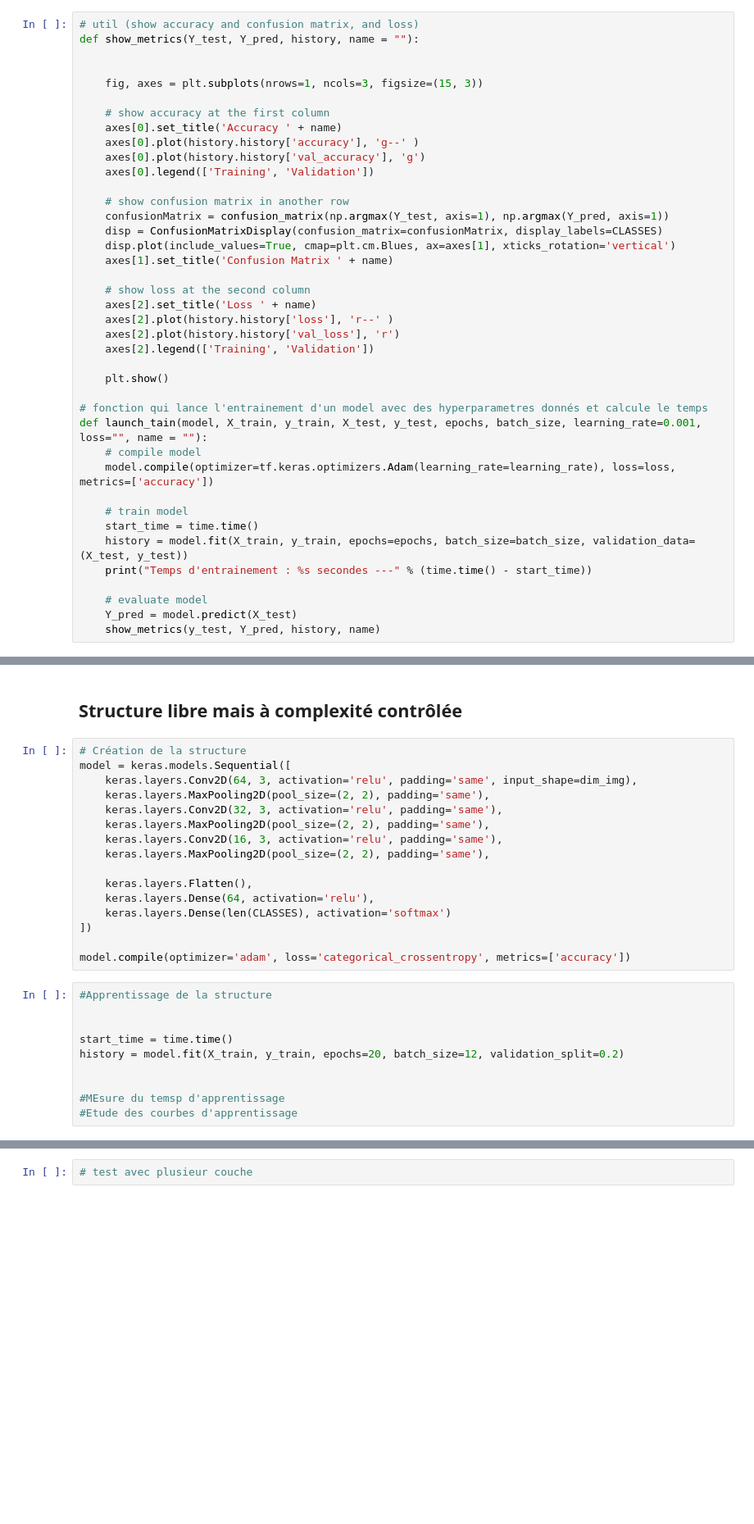
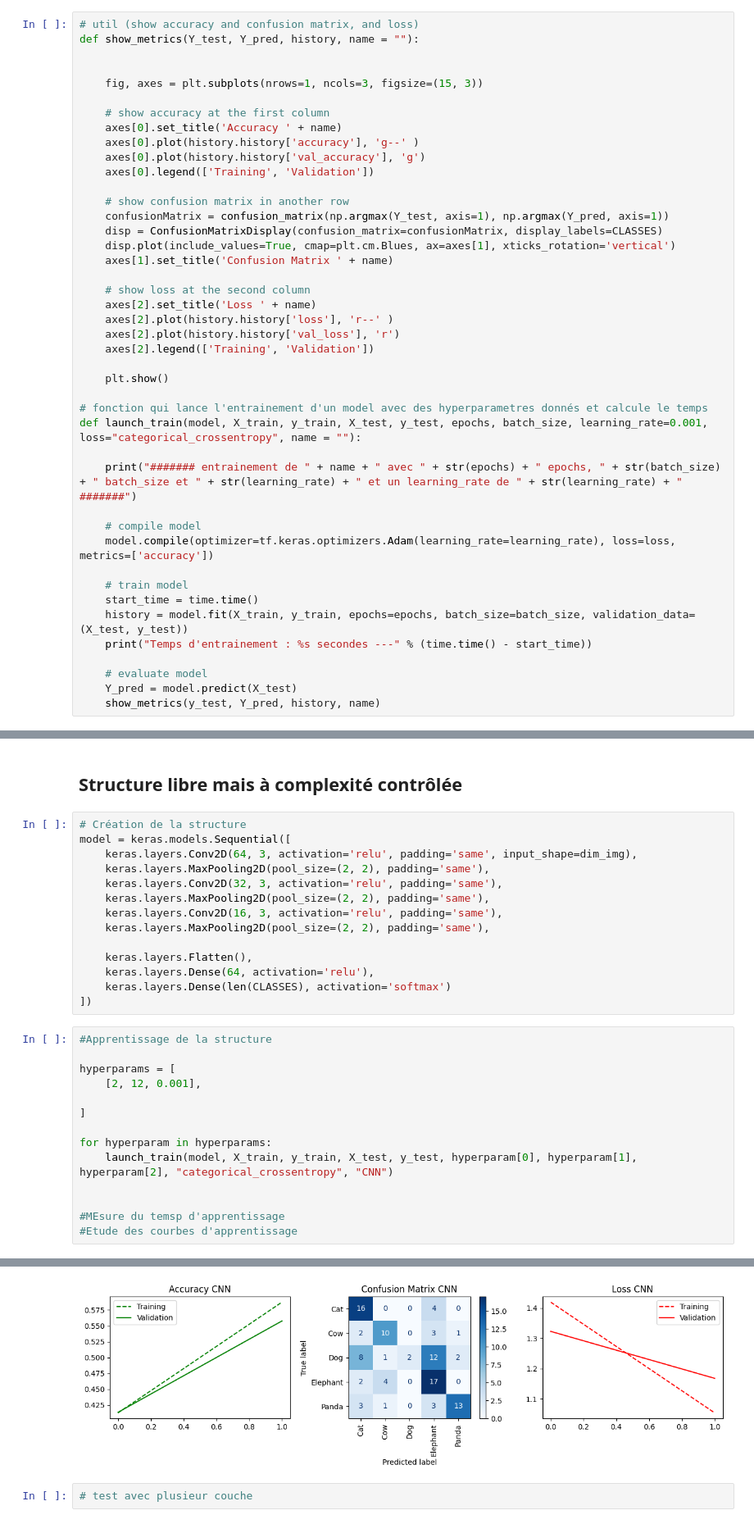
Before and after one commit to JugurthaAsma/Autonomie, a Jupyter notebook: projet_autonomie.ipynb, the cells around one changed output, grey strips where cells are left out. Shown at 82% size. Cells and saved outputs as stored; diff of their text form; blank space fills up the shorter version.

```diff
--- a/projet_autonomie.ipynb
+++ b/projet_autonomie.ipynb
@@ -89,7 +93,10 @@ def show_metrics(Y_test, Y_pred, history, name = ""):
     plt.show()
 
 # fonction qui lance l'entrainement d'un model avec des hyperparametres donnés et calcule le temps
-def launch_tain(model, X_train, y_train, X_test, y_test, epochs, batch_size, learning_rate=0.001, loss="", name = ""):
+def launch_train(model, X_train, y_train, X_test, y_test, epochs, batch_size, learning_rate=0.001, loss="categorical_crossentropy", name = ""):
+
+    print("####### entrainement de " + name + " avec " + str(epochs) + " epochs, " + str(batch_size) + " batch_size et " + str(learning_rate) + " et un learning_rate de " + str(learning_rate) + " #######")
+
     # compile model
     model.compile(optimizer=tf.keras.optimizers.Adam(learning_rate=learning_rate), loss=loss, metrics=['accuracy'])
 
@@ -156,15 +161,18 @@ model = keras.models.Sequential([
     keras.layers.Dense(64, activation='relu'),
     keras.layers.Dense(len(CLASSES), activation='softmax')
 ])
-
-model.compile(optimizer='adam', loss='categorical_crossentropy', metrics=['accuracy'])
 # %%
 #Apprentissage de la structure
 
+hyperparams = [
+    [2, 12, 0.001],
 
-start_time = time.time()
-history = model.fit(X_train, y_train, epochs=20, batch_size=12, validation_split=0.2)
+]
+
+for hyperparam in hyperparams:
+    launch_train(model, X_train, y_train, X_test, y_test, hyperparam[0], hyperparam[1], hyperparam[2], "categorical_crossentropy", "CNN")
 
 
 #MEsure du temsp d'apprentissage
 #Etude des courbes d'apprentissage
+# %% [output]
@@ -171,3 +186,4 @@ history = model.fit(X_train, y_train, epochs=20, batch_size=12, validation_split
+[figure, added]
 # %%
 # test avec plusieur couche
 # %% [markdown]
```
Also changed, not shown: parts of 6 cells of this notebook.
